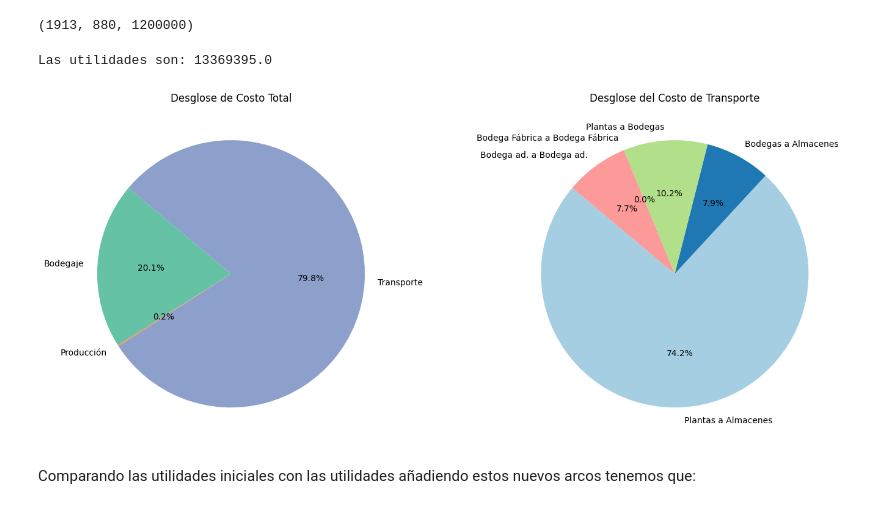
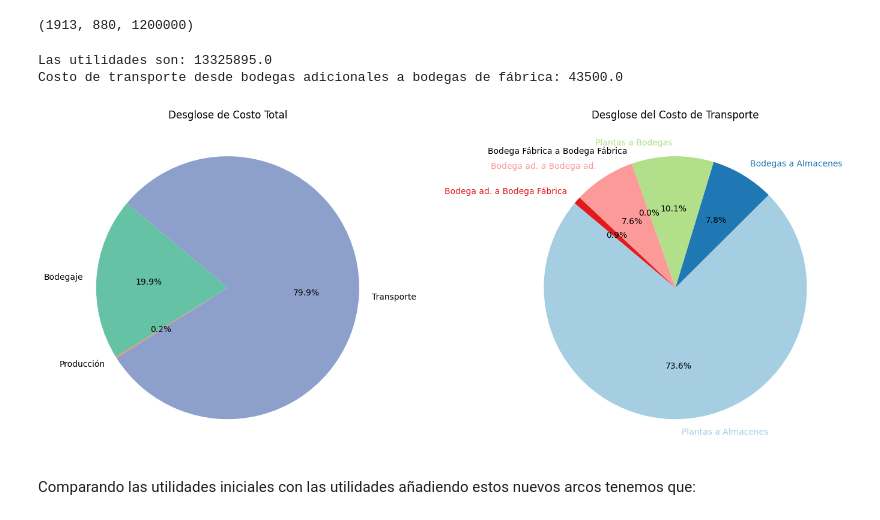
Before and after one commit to bwertheim1/tareas_flujo, a Jupyter notebook: t2_v4.ipynb, the cells around one changed output. Drawn from its saved outputs; the diff is of its cells as text; code cells hidden in the pictures.

```diff
--- a/t2_v4.ipynb
+++ b/t2_v4.ipynb
@@ -1321,40 +1350,49 @@ colors_total = ['#66c2a5', '#fc8d62', '#8da0cb']
 
 plt.figure(figsize=(14, 6))
 
+# Primer gráfico: desglose de costo total
 plt.subplot(1, 2, 1)
 plt.pie(sizes_total, labels=labels_total, autopct='%1.1f%%', startangle=140, colors=colors_total)
 plt.title('Desglose de Costo Total')
 
 # Segundo gráfico: desglose de costo_total_tpte en subcategorías de transporte
 labels_tpte = [
     'Plantas a Almacenes',
     'Bodegas a Almacenes',
     'Plantas a Bodegas',
     'Bodega Fábrica a Bodega Fábrica',
-    'Bodega ad. a Bodega ad.'
+    'Bodega ad. a Bodega ad.',
+    'Bodega ad. a Bodega Fábrica'
 ]
 sizes_tpte = [
     costo_neto_fabricas_demandas,
     costo_neto_bodegas_demandas,
     costo_neto_fabricas_bodegas,
     costo_neto_prod_prod,
-    costo_neto_bod_bod
+    costo_neto_bod_bod,
+    costo_neto_bod_bod_fabrica  # Nuevo costo
 ]
-colors_tpte = ['#a6cee3', '#1f78b4', '#b2df8a', '#33a02c', '#fb9a99']
+colors_tpte = ['#a6cee3', '#1f78b4', '#b2df8a', '#000000', '#fb9a99', '#e31a1c']  # 'Bodega Fábrica a Bodega Fábrica' es negro
 
 plt.subplot(1, 2, 2)
-plt.pie(sizes_tpte, labels=labels_tpte, autopct='%1.1f%%', startangle=140, colors=colors_tpte)
+patches, texts, autotexts = plt.pie(sizes_tpte, labels=labels_tpte, autopct='%1.1f%%', startangle=140, colors=colors_tpte)
 plt.title('Desglose del Costo de Transporte')
 
+# Ajuste de los colores de las etiquetas
+for text, color in zip(texts, colors_tpte):
+    text.set_color(color)
 
 # Detalle de las nuevas utilidades
-print(f"Las utilidades son: {ganancia - (costo_total_tpte + costo_total_produccion + costo_total_bodegaje)}")
+utilidades = ganancia - (costo_total_tpte + costo_total_produccion + costo_total_bodegaje)
+print(f"Las utilidades son: {utilidades}")
+print(f"Costo de transporte desde bodegas adicionales a bodegas de fábrica: {costo_neto_bod_bod_fabrica}")
 
 plt.tight_layout()
 plt.show()
 # %% [output]
-Las utilidades son: 13369395.0
+Las utilidades son: 13325895.0
+Costo de transporte desde bodegas adicionales a bodegas de fábrica: 43500.0
-[figure, old version]
+[figure, new version]
 # %% [markdown]
 Comparando las utilidades iniciales con las utilidades añadiendo estos nuevos arcos tenemos que:
 # %%
```
Also changed, not shown: parts of 12 cells of this notebook.
